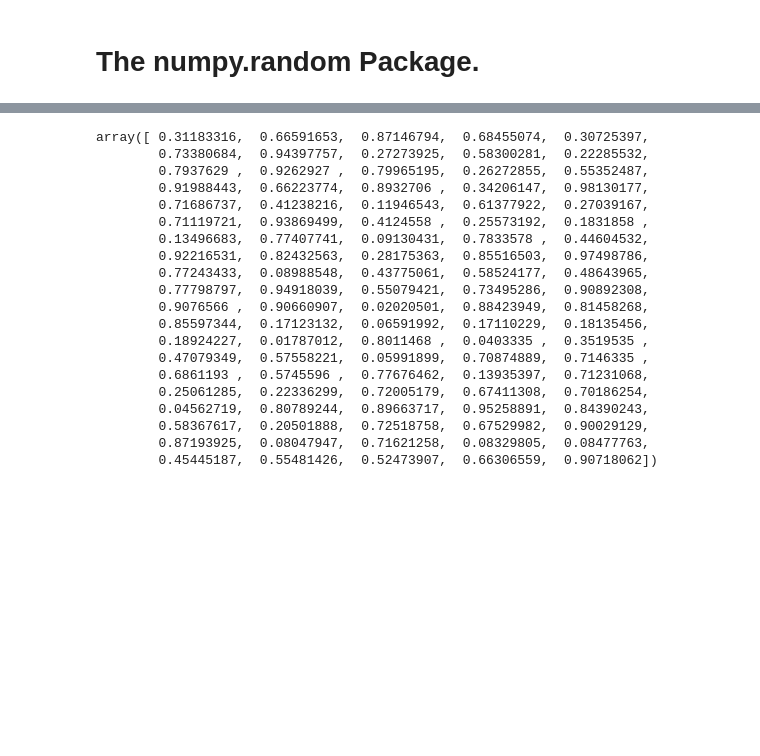
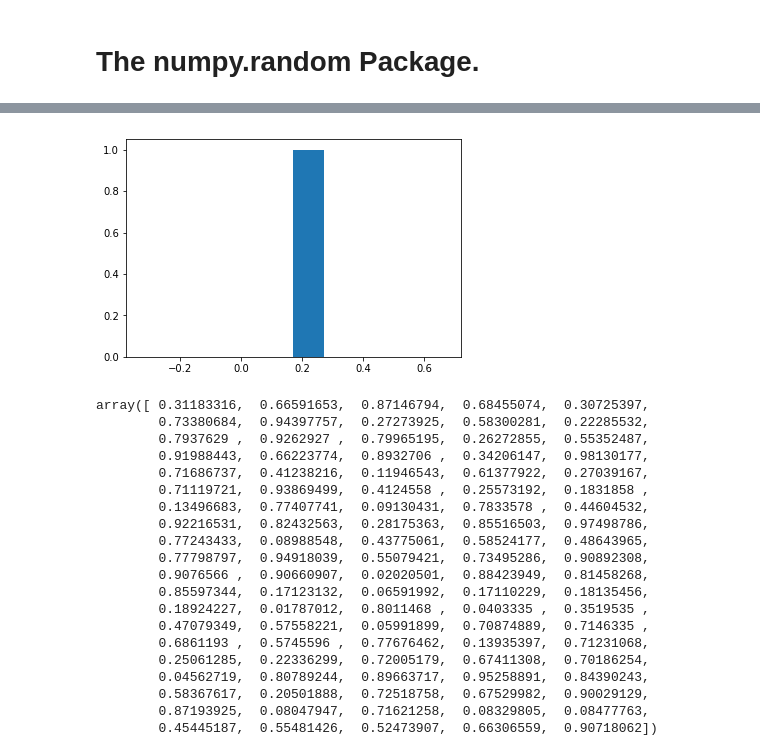
Before and after one commit to AnnemarieMcDonnelltemp/The-numpy.random-package, a Jupyter notebook: The numpy.random package.ipynb, the cells around one changed output, grey strips where cells are left out. Drawn from its saved outputs; the diff is of its cells as text; code cells hidden in the pictures; blank space fills up the shorter version.

```diff
--- a/The numpy.random package.ipynb
+++ b/The numpy.random package.ipynb
@@ -16,3 +57,10 @@ import numpy as np
+# %%
+#to plot in pictorial form
+x=np.random.rand ()
+plt.hist(x)
+plt.show()
+# %% [output]
+[figure, added]
 # %%
 np.random.random (100) #this returs a single random array of 5 numbers between 0 and up to, but not including 1.
 # %% [output]
```
Also changed, not shown: parts of 30 cells of this notebook, 1 other file.
